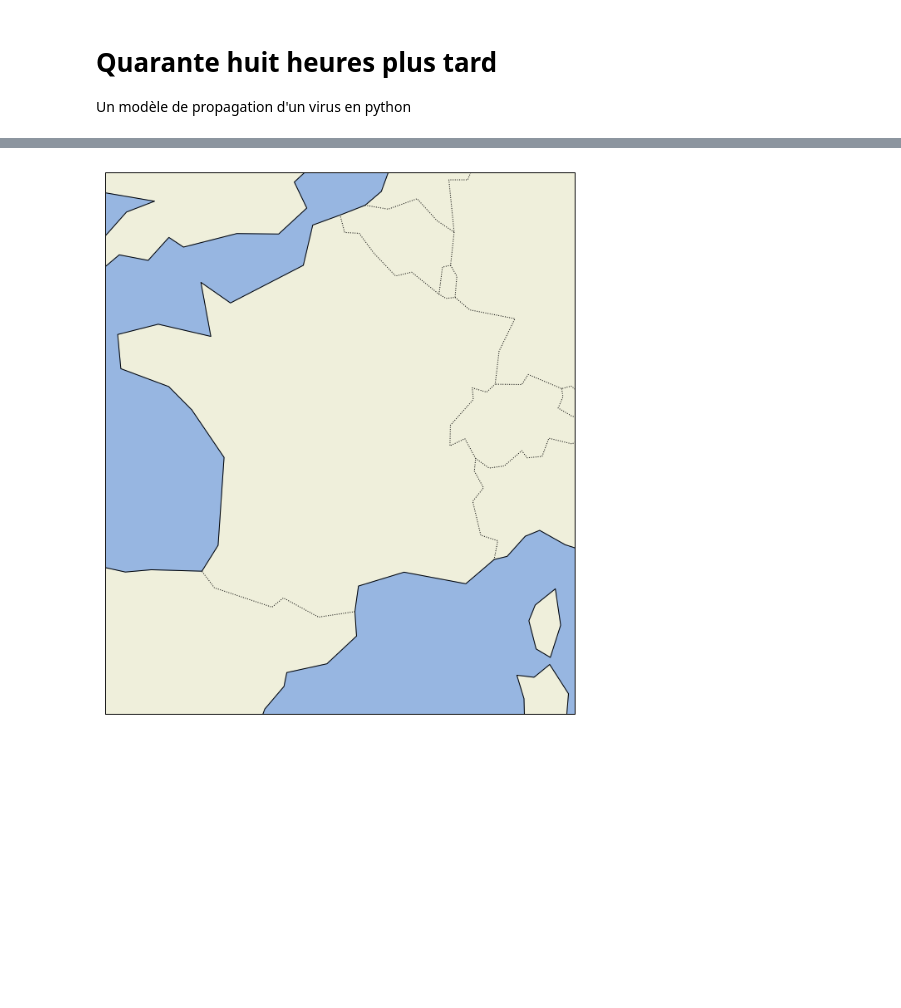
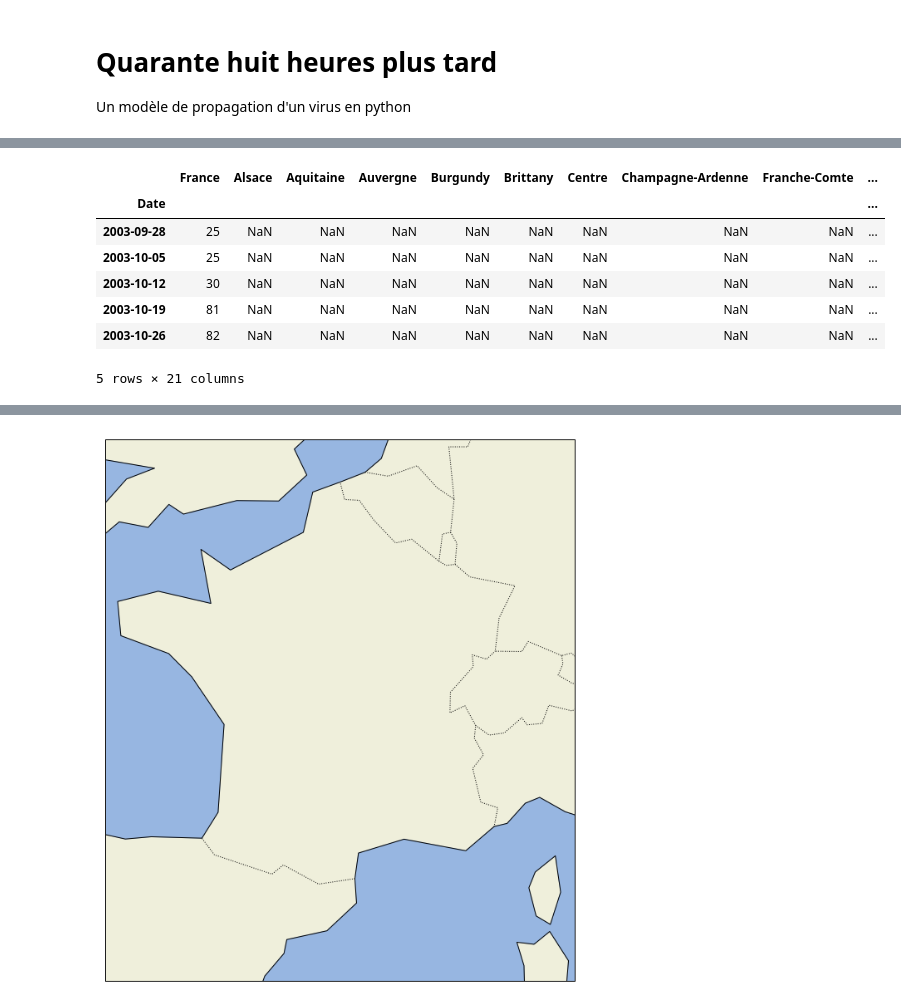
Before and after one commit to glyg/learn_jupyter, a Jupyter notebook: FortyEightHoursLater.ipynb, the cells around one changed output, grey strips where cells are left out. Drawn from its saved outputs; the diff is of its cells as text; code cells hidden in the pictures; blank space fills up the shorter version.

```diff
--- a/FortyEightHoursLater.ipynb
+++ b/FortyEightHoursLater.ipynb
@@ -31,0 +91,18 @@ cities[['lat', 'long']] = pop_centers
+# %%
+ggle = pd.read_csv('../data_sample/ggle_data.txt',
+                   skiprows=10, index_col=0)
+# Note that you can magically do
+# ggle = pd.read_csv('https://www.google.org/flutrends/about/data/flu/fr/data.txt',
+#                    skiprows=10, index_col=0)
+
+ggle.index = pd.to_datetime(ggle.index, format='%Y-%m-%d')
+ggle.head()
+# %% [output]
+|  | France | Alsace | Aquitaine | Auvergne | Burgundy | Brittany | Centre | Champagne-Ardenne | Franche-Comte | ... |
+| Date |  |  |  |  |  |  |  |  |  | ... |
+| 2003-09-28 | 25 | NaN | NaN | NaN | NaN | NaN | NaN | NaN | NaN | ... |
+| 2003-10-05 | 25 | NaN | NaN | NaN | NaN | NaN | NaN | NaN | NaN | ... |
+| 2003-10-12 | 30 | NaN | NaN | NaN | NaN | NaN | NaN | NaN | NaN | ... |
+| 2003-10-19 | 81 | NaN | NaN | NaN | NaN | NaN | NaN | NaN | NaN | ... |
+| 2003-10-26 | 82 | NaN | NaN | NaN | NaN | NaN | NaN | NaN | NaN | ... |
+5 rows × 21 columns
```
Also changed, not shown: parts of 9 cells of this notebook, 3 other files.
